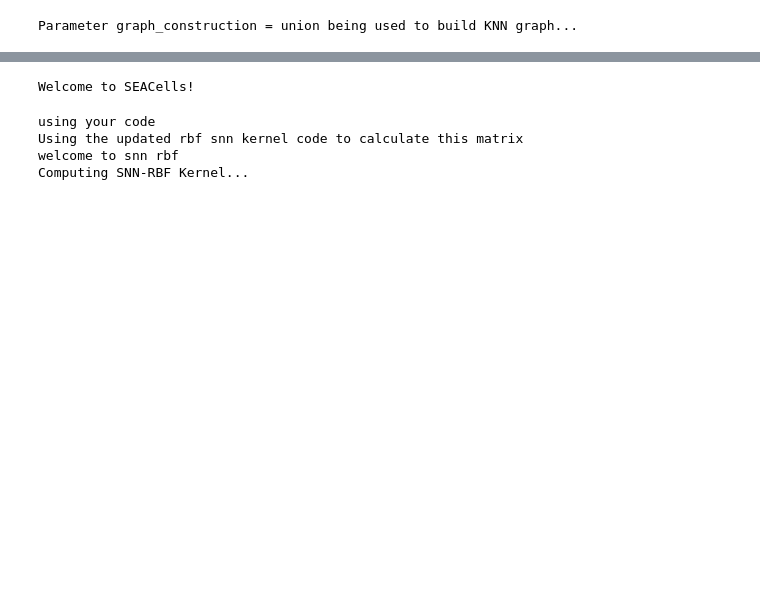
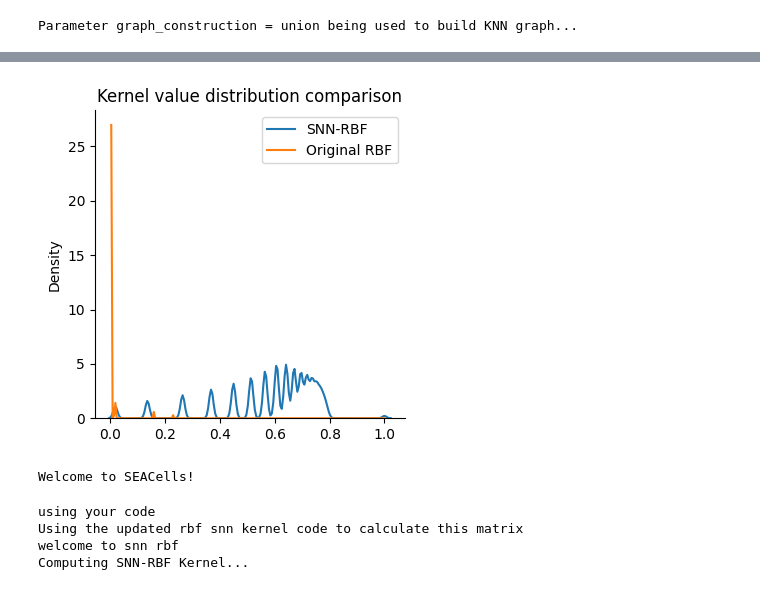
Before and after one commit to anushka-220/Undergraduate-Project, a Jupyter notebook: Approaches/seacells_on_snn.ipynb, the cells around one changed output, grey strips where cells are left out. Saved outputs shown, nothing was run; the diff lists cells and outputs as text; code cells hidden in the pictures; blank space fills up the shorter version.

```diff
--- a/Approaches/seacells_on_snn.ipynb
+++ b/Approaches/seacells_on_snn.ipynb
@@ -416,10 +389,0 @@ similarity_matrix_rbf
-# %%
-from scipy.sparse import issparse
-
-# Convert to dense if small enough
-if issparse(similarity_matrix):
-    snn_dense = similarity_matrix.toarray()
-else:
-    snn_dense = similarity_matrix
-
-# Your standard RBF sim matrix is likely already dense
@@ -531,0 +453,10 @@ def _get_waypoint_centers(adata, num_seacells, n_waypoints=None):
+# %%
+similarity_matrix_post_normalization=snn_rbf_kernel(snn=normalized_snn)
+# %%
+sns.kdeplot(similarity_matrix.data, label="SNN-RBF")
+sns.kdeplot(similarity_matrix_post_normalization.data, label="Original RBF")
+plt.legend()
+plt.title("Kernel value distribution comparison")
+plt.show()
+# %% [output]
+[figure, added]
```
Also changed, not shown: parts of 47 cells of this notebook, 9 other files.
